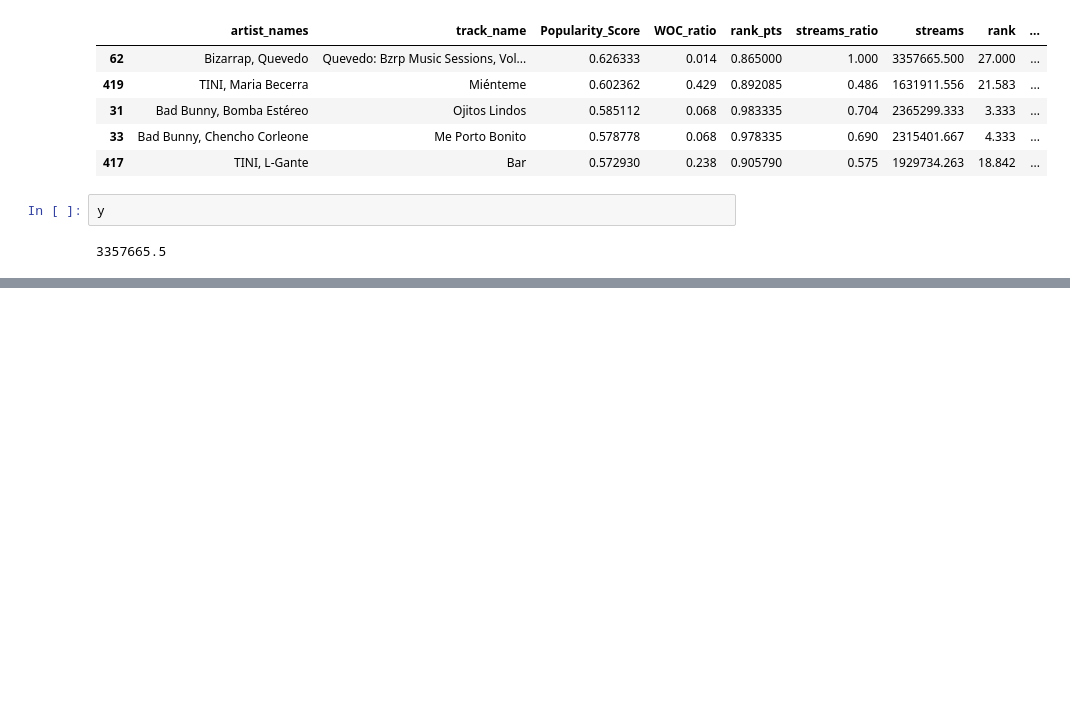
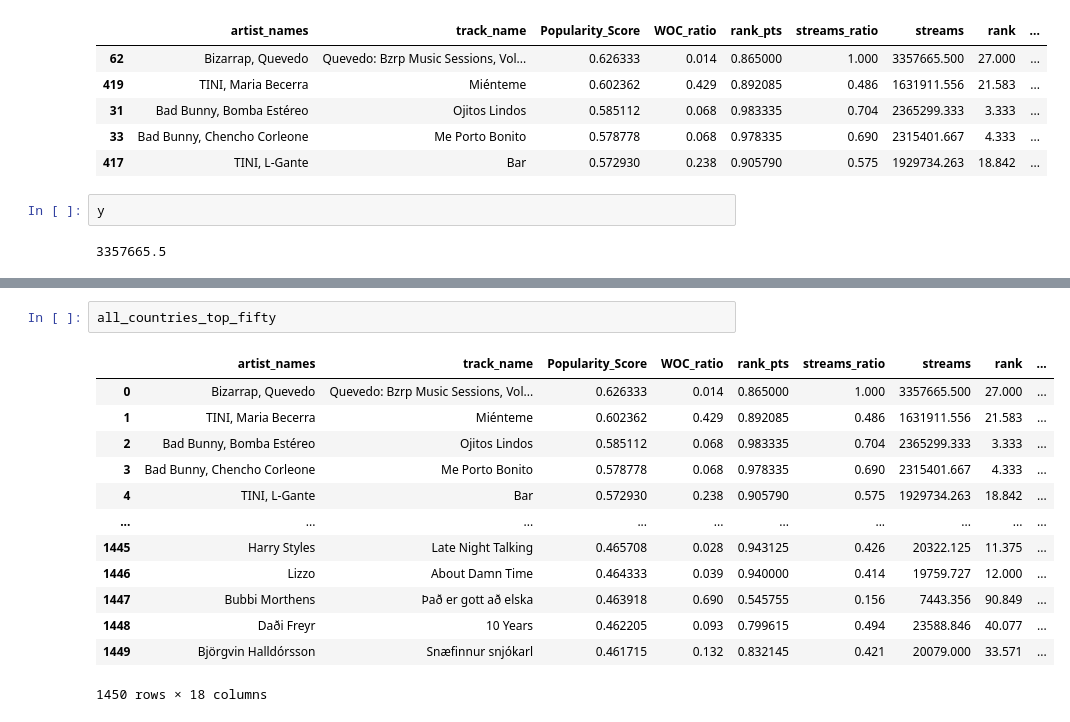
Before and after one commit to cmbutler83/SongAttributesVSPopularity, a Jupyter notebook: Df_creation_for_tables.ipynb, the cells around one changed output, grey strips where cells are left out. Cells and saved outputs as stored; diff of their text form; blank space fills up the shorter version.

Commit message:
more dataframes

```diff
--- a/Df_creation_for_tables.ipynb
+++ b/Df_creation_for_tables.ipynb
@@ -1535,0 +1723,16 @@ Germany_top_fifty.head(5)
+# %%
+all_countries_top_fifty
+# %% [output]
+|  | artist_names | track_name | Popularity_Score | WOC_ratio | rank_pts | streams_ratio | streams | rank | ... |
+| 0 | Bizarrap, Quevedo | Quevedo: Bzrp Music Sessions, Vol... | 0.626333 | 0.014 | 0.865000 | 1.000 | 3357665.500 | 27.000 | ... |
+| 1 | TINI, Maria Becerra | Miénteme | 0.602362 | 0.429 | 0.892085 | 0.486 | 1631911.556 | 21.583 | ... |
+| 2 | Bad Bunny, Bomba Estéreo | Ojitos Lindos | 0.585112 | 0.068 | 0.983335 | 0.704 | 2365299.333 | 3.333 | ... |
+| 3 | Bad Bunny, Chencho Corleone | Me Porto Bonito | 0.578778 | 0.068 | 0.978335 | 0.690 | 2315401.667 | 4.333 | ... |
+| 4 | TINI, L-Gante | Bar | 0.572930 | 0.238 | 0.905790 | 0.575 | 1929734.263 | 18.842 | ... |
+| ... | ... | ... | ... | ... | ... | ... | ... | ... | ... |
+| 1445 | Harry Styles | Late Night Talking | 0.465708 | 0.028 | 0.943125 | 0.426 | 20322.125 | 11.375 | ... |
+| 1446 | Lizzo | About Damn Time | 0.464333 | 0.039 | 0.940000 | 0.414 | 19759.727 | 12.000 | ... |
+| 1447 | Bubbi Morthens | Það er gott að elska | 0.463918 | 0.690 | 0.545755 | 0.156 | 7443.356 | 90.849 | ... |
+| 1448 | Daði Freyr | 10 Years | 0.462205 | 0.093 | 0.799615 | 0.494 | 23588.846 | 40.077 | ... |
+| 1449 | Björgvin Halldórsson | Snæfinnur snjókarl | 0.461715 | 0.132 | 0.832145 | 0.421 | 20079.000 | 33.571 | ... |
+1450 rows × 18 columns
```
Also changed, not shown: parts of 54 cells of this notebook.
